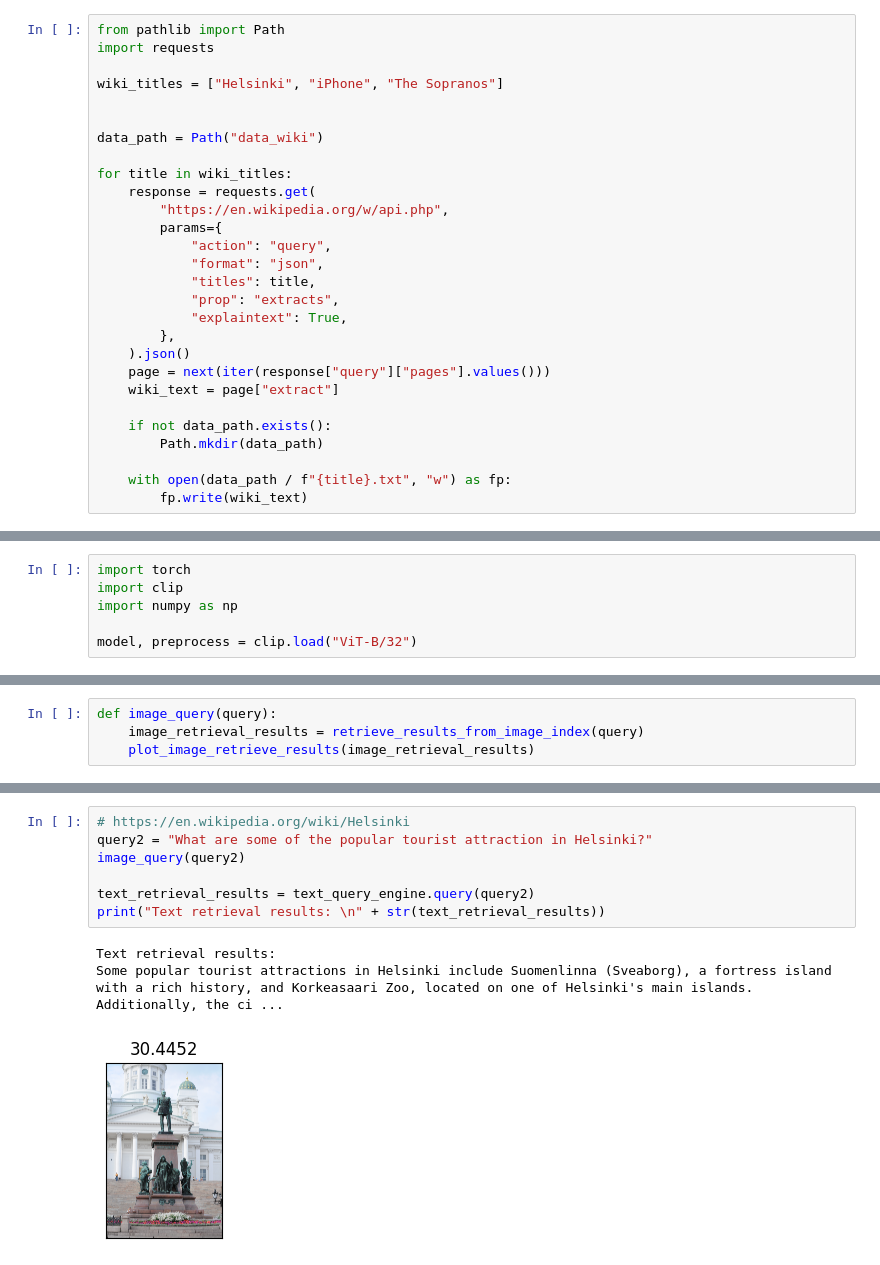
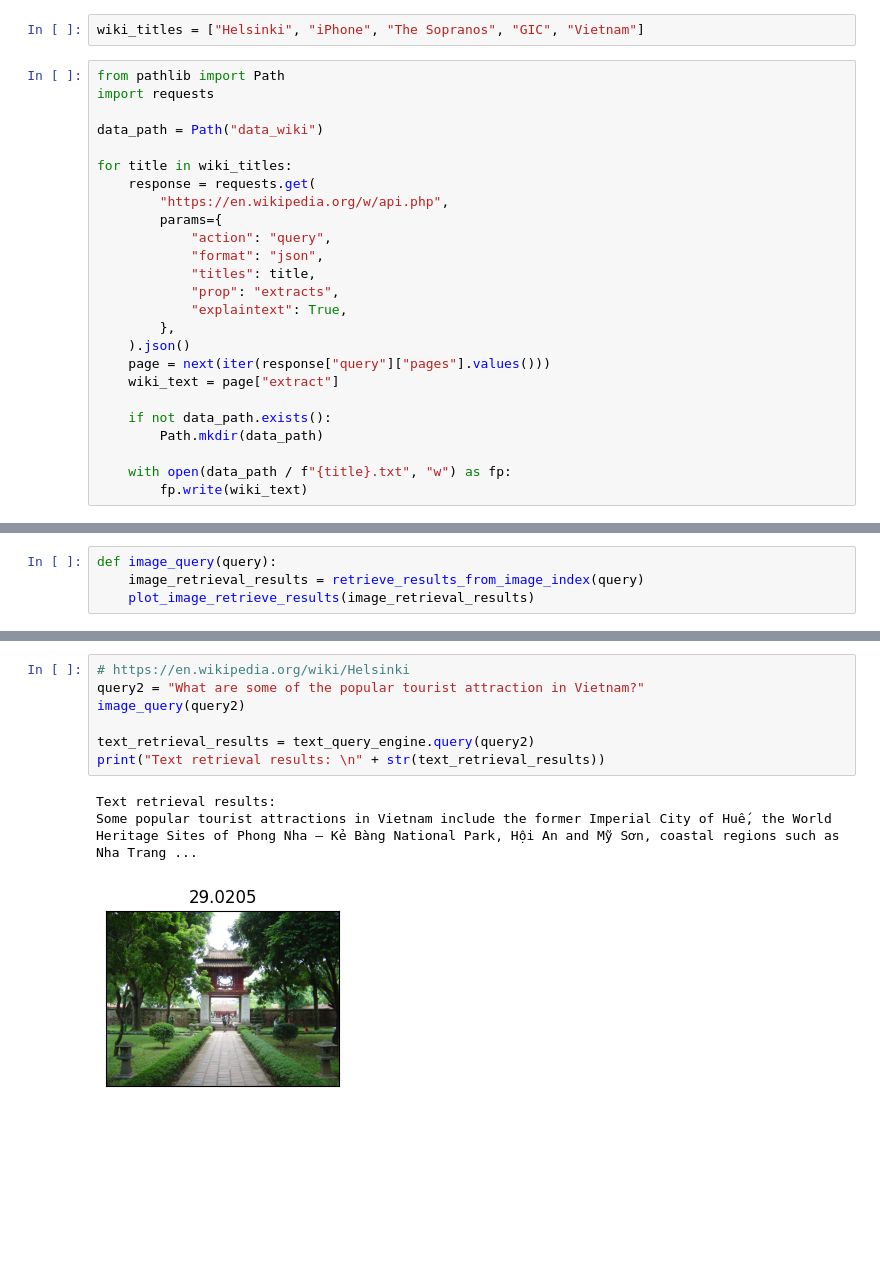
Before and after one commit to hiimivantang/Milvus_demo, a Jupyter notebook: multimodal_milvus_clip/multimodal_demo.ipynb, the cells around one changed output, grey strips where cells are left out. Cells and saved outputs as stored; diff of their text form; blank space fills up the shorter version.

```diff
--- a/multimodal_milvus_clip/multimodal_demo.ipynb
+++ b/multimodal_milvus_clip/multimodal_demo.ipynb
@@ -27,9 +52,8 @@ Nothing to add.
+# %%
+wiki_titles = ["Helsinki", "iPhone", "The Sopranos", "GIC", "Vietnam"]
 # %%
 from pathlib import Path
 import requests
-
-wiki_titles = ["Helsinki", "iPhone", "The Sopranos"]
-
 
 data_path = Path("data_wiki")
 
@@ -82,9 +110,3 @@ wiki_text_index = VectorStoreIndex.from_documents(
 )
 
 text_query_engine = wiki_text_index.as_query_engine()
-# %%
-import torch
-import clip
-import numpy as np
-
-model, preprocess = clip.load("ViT-B/32")
@@ -262,12 +304,12 @@ The original iPhone has been described as "revolutionary" and "breakthrough hand
 [figure]
 # %%
 # https://en.wikipedia.org/wiki/Helsinki
-query2 = "What are some of the popular tourist attraction in Helsinki?"
+query2 = "What are some of the popular tourist attraction in Vietnam?"
 image_query(query2)
 
 text_retrieval_results = text_query_engine.query(query2)
 print("Text retrieval results: \n" + str(text_retrieval_results))
 # %% [output]
 Text retrieval results:
-Some popular tourist attractions in Helsinki include Suomenlinna (Sveaborg), a fortress island with a rich history, and Korkeasaari Zoo, located on one of Helsinki's main islands. Additionally, the ci ...
+Some popular tourist attractions in Vietnam include the former Imperial City of Huế, the World Heritage Sites of Phong Nha – Kẻ Bàng National Park, Hội An and Mỹ Sơn, coastal regions such as Nha Trang ...
-[figure, old version]
+[figure, new version]
```
Also changed, not shown: parts of 12 cells of this notebook.
